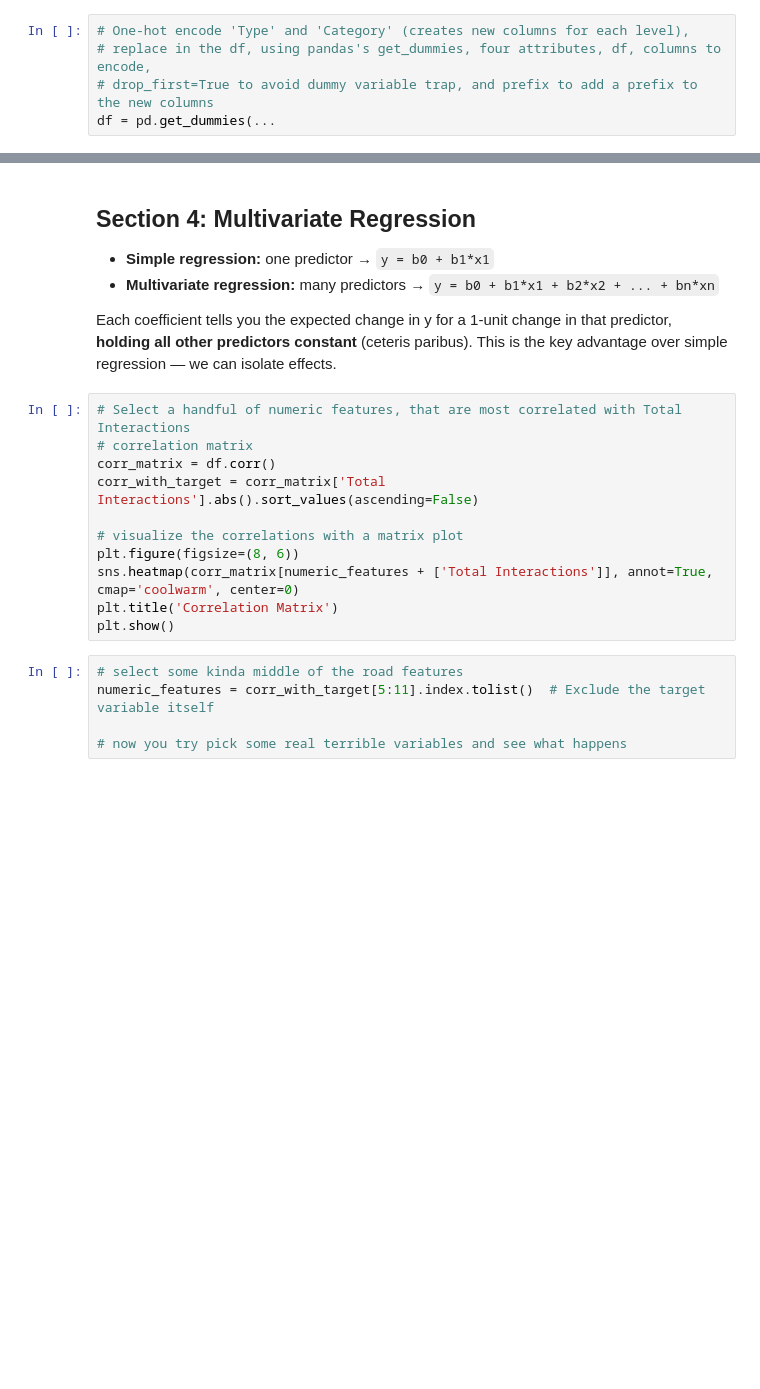
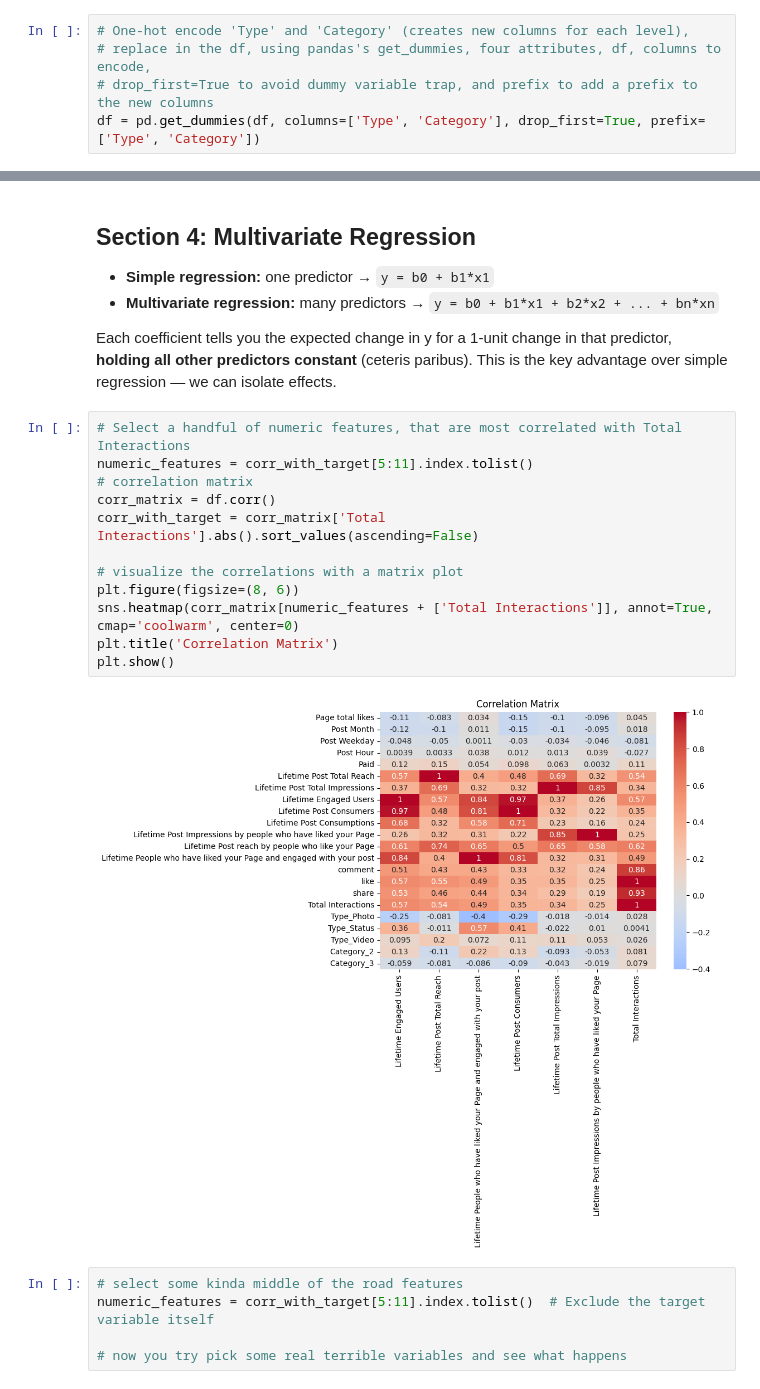
Before and after one commit to msm4eh/week_8, a Jupyter notebook: makeup_regression.ipynb, the cells around one changed output, grey strips where cells are left out. Drawn from its saved outputs; the diff is of its cells as text; blank space fills up the shorter version.

```diff
--- a/makeup_regression.ipynb
+++ b/makeup_regression.ipynb
@@ -55,7 +103,7 @@ print(df
 # One-hot encode 'Type' and 'Category' (creates new columns for each level),
 # replace in the df, using pandas's get_dummies, four attributes, df, columns to encode,
 # drop_first=True to avoid dummy variable trap, and prefix to add a prefix to the new columns
-df = pd.get_dummies(...
+df = pd.get_dummies(df, columns=['Type', 'Category'], drop_first=True, prefix=['Type', 'Category'])
 # %% [markdown]
 ## Section 3: Regression WITHOUT an Intercept in sklearn
 
@@ -87,15 +158,18 @@ print(coefficients
 Each coefficient tells you the expected change in y for a 1-unit change in that predictor, **holding all other predictors constant** (ceteris paribus). This is the key advantage over simple regression — we can isolate effects.
 # %%
 # Select a handful of numeric features, that are most correlated with Total Interactions
+numeric_features = corr_with_target[5:11].index.tolist()
 # correlation matrix
 corr_matrix = df.corr()
 corr_with_target = corr_matrix['Total Interactions'].abs().sort_values(ascending=False)
 
 # visualize the correlations with a matrix plot
 plt.figure(figsize=(8, 6))
 sns.heatmap(corr_matrix[numeric_features + ['Total Interactions']], annot=True, cmap='coolwarm', center=0)
 plt.title('Correlation Matrix')
 plt.show()
+# %% [output]
+[figure, added]
 # %%
 # select some kinda middle of the road features
 numeric_features = corr_with_target[5:11].index.tolist()  # Exclude the target variable itself
```
Also changed, not shown: parts of 7 cells of this notebook.
